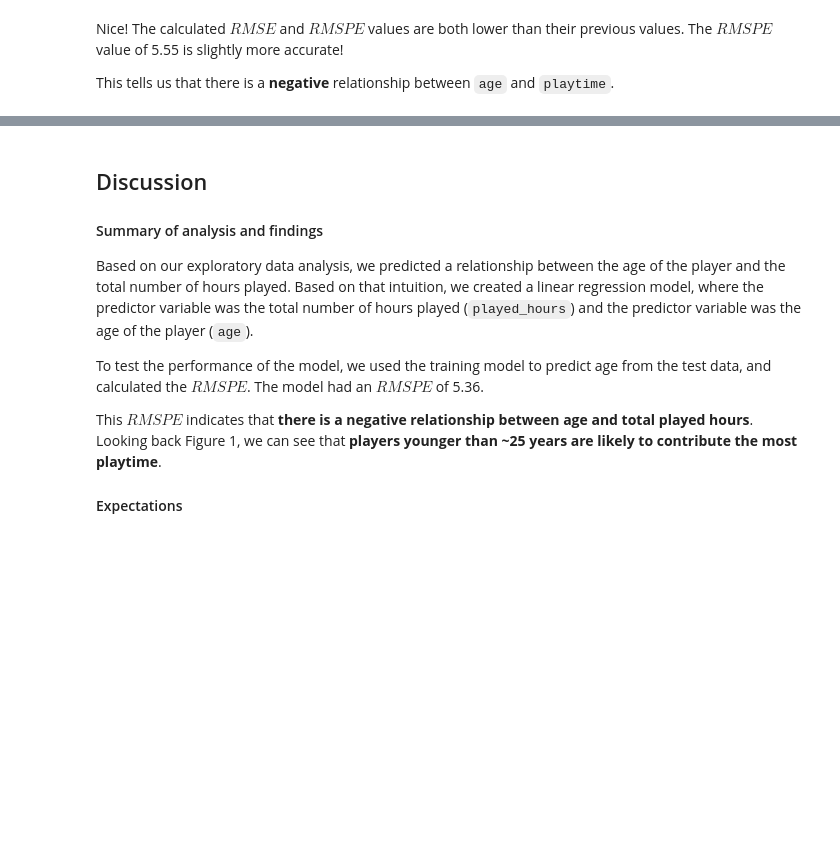
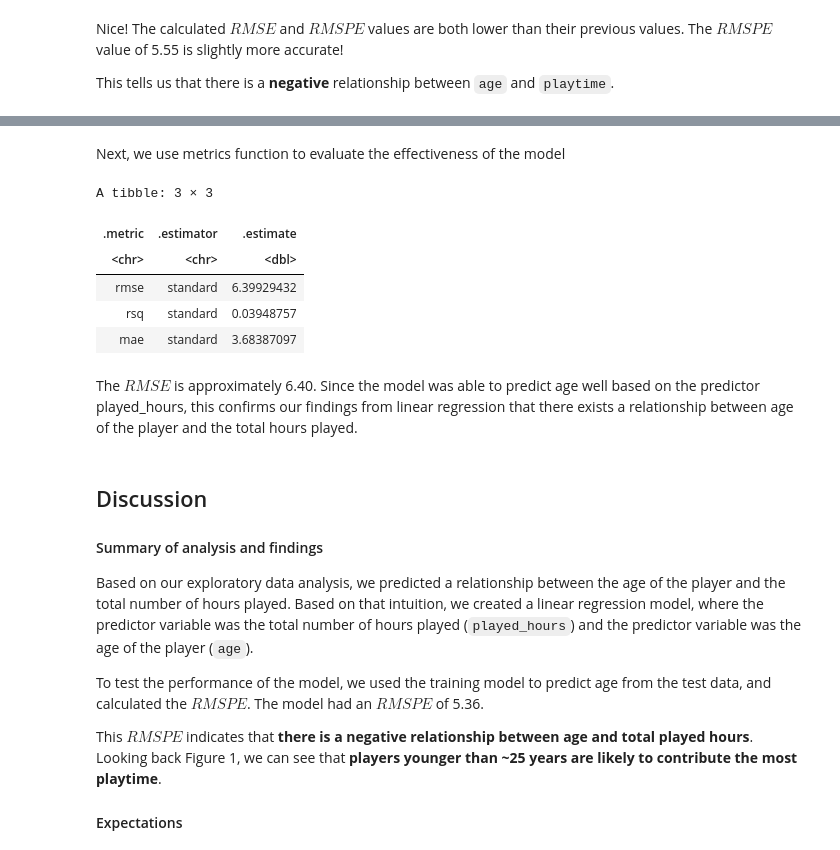
Before and after one commit to Kavisha1141/dsci100_final_project, a Jupyter notebook: project_final_report.ipynb, the cells around one changed output, grey strips where cells are left out. Drawn from its saved outputs; the diff is of its cells as text; code cells hidden in the pictures; blank space fills up the shorter version.

```diff
--- a/project_final_report.ipynb
+++ b/project_final_report.ipynb
@@ -360,3 +409,29 @@ This tells us that there is a **negative** relationship between `age` and `playt
+# %%
+data_best_spec <- nearest_neighbor(weight_func = "rectangular", neighbors = k_min) |>
+                            set_engine("kknn") |>
+                            set_mode("regression")
+
+data_best_fit <- workflow() |>
+                        add_recipe(data_recipe) |>
+                        add_model(data_best_spec) |>
+                        fit(data = data_training)
+# %% [markdown]
+Next, we use metrics function to evaluate the effectiveness of the model
+# %%
+data_summary <- data_best_fit |>
+                       predict(data_testing) |>
+                       bind_cols(data_testing) |>
+                       metrics(truth = age, estimate = .pred)
+data_summary
+# %% [output]
+A tibble: 3 × 3
+| .metric | .estimator | .estimate |
+| <chr> | <chr> | <dbl> |
+| rmse | standard | 6.39929432 |
+| rsq | standard | 0.03948757 |
+| mae | standard | 3.68387097 |
+# %% [markdown]
+The $RMSE$ is approximately 6.40. Since the model was able to predict age well based on the predictor played_hours, this confirms our findings from linear regression that there exists a relationship between age of the player and the total hours played.
 # %% [markdown]
 <h2>Discussion</h2>
 
```
Also changed, not shown: parts of 5 cells of this notebook.
